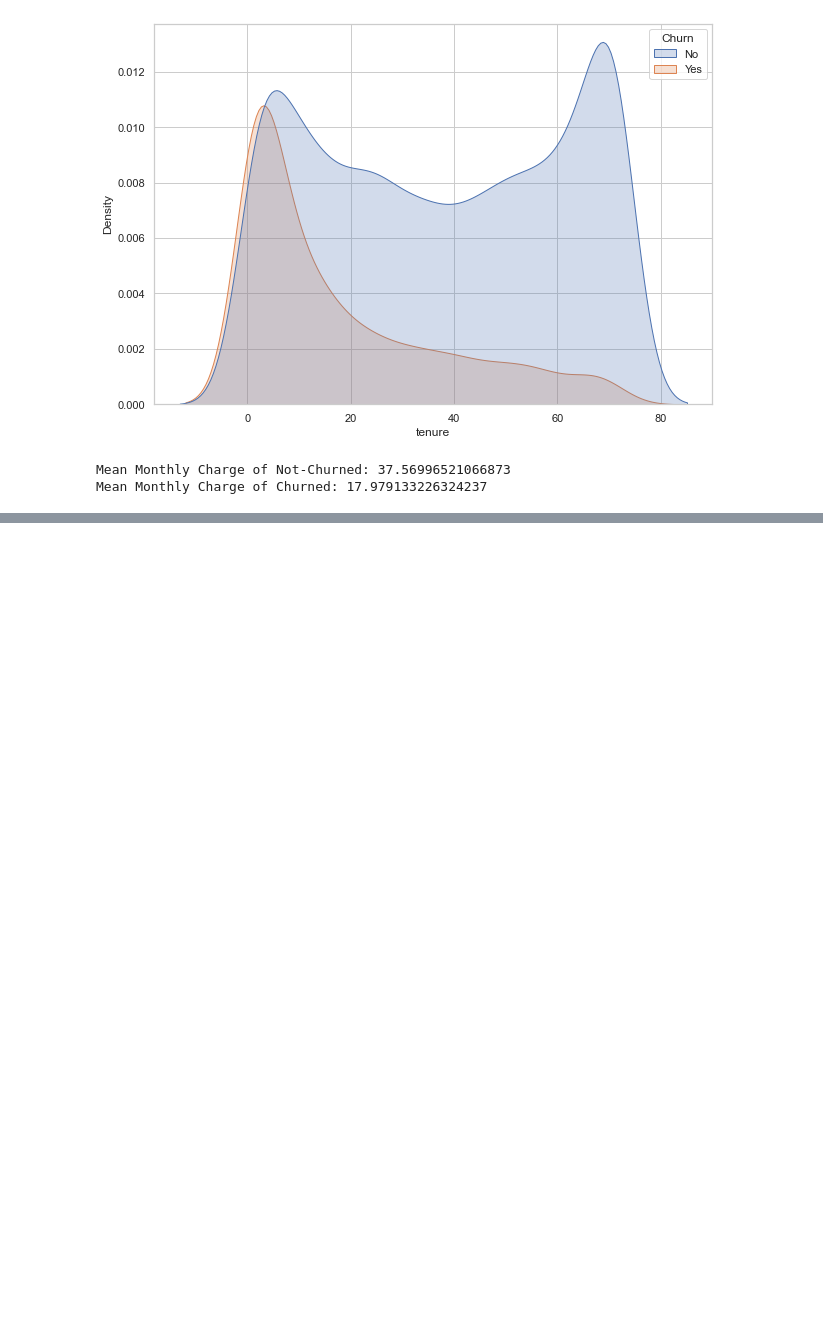
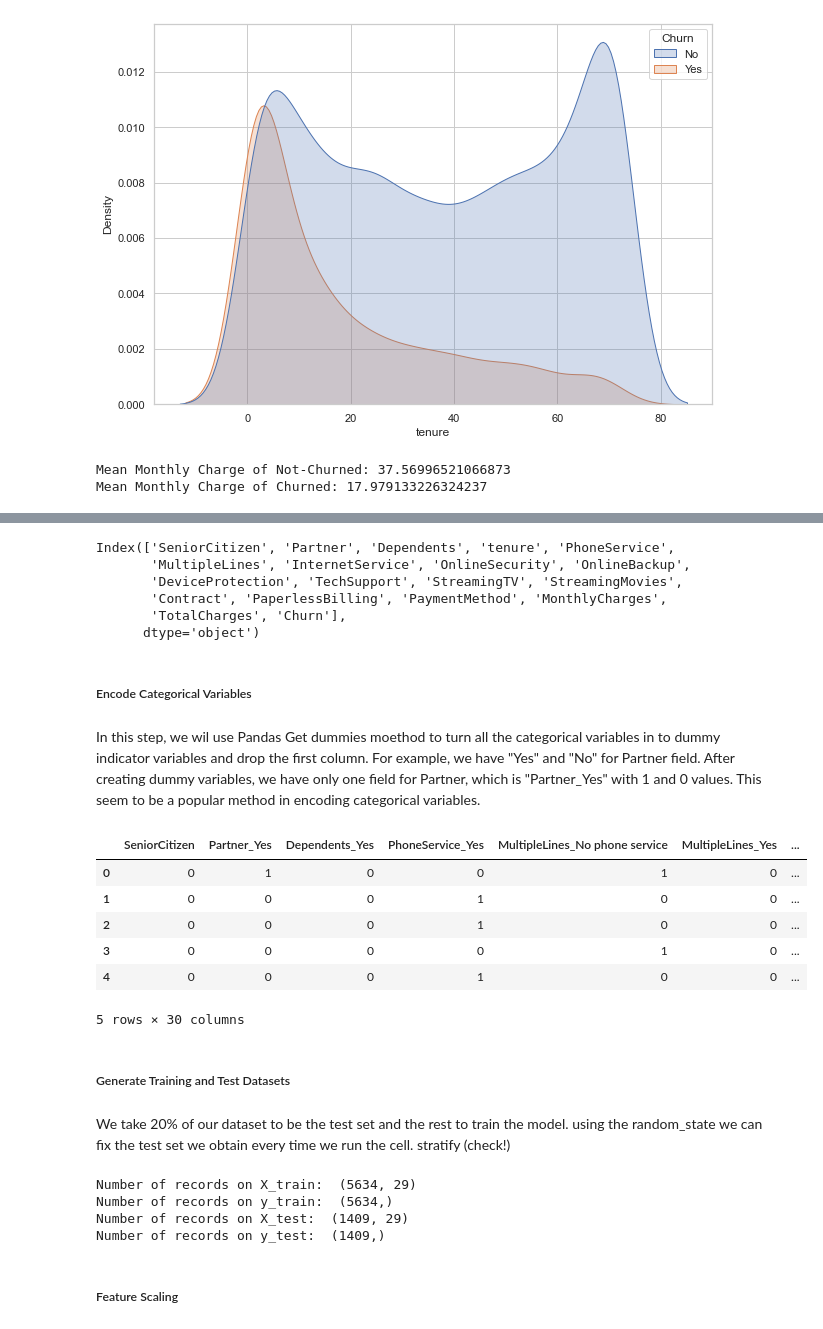
Before and after one commit to waruni1017/Customer-Churn-Analysis, a Jupyter notebook: Customer Churn Project.ipynb, the cells around one changed output, grey strips where cells are left out. Drawn from its saved outputs; the diff is of its cells as text; code cells hidden in the pictures; blank space fills up the shorter version.

```diff
--- a/Customer Churn Project.ipynb
+++ b/Customer Churn Project.ipynb
@@ -562,0 +597,36 @@ Key findings from the EDA:
+# %%
+df.columns
+# %% [output]
+Index(['SeniorCitizen', 'Partner', 'Dependents', 'tenure', 'PhoneService',
+       'MultipleLines', 'InternetService', 'OnlineSecurity', 'OnlineBackup',
+       'DeviceProtection', 'TechSupport', 'StreamingTV', 'StreamingMovies',
+       'Contract', 'PaperlessBilling', 'PaymentMethod', 'MonthlyCharges',
+       'TotalCharges', 'Churn'],
+      dtype='object')
+# %% [markdown]
+##### Encode Categorical Variables
+# %% [markdown]
+In this step, we wil use Pandas Get dummies moethod to turn all the categorical variables in to dummy indicator variables and drop the first column. For example, we have "Yes" and "No" for Partner field. After creating dummy variables, we have only one field for Partner, which is "Partner_Yes" with 1 and 0 values. This seem to be a popular method in encoding categorical variables.
+# %%
+cat_var = df[['SeniorCitizen', 'Partner', 'Dependents', 'PhoneService',
+        'MultipleLines', 'InternetService', 'OnlineSecurity', 'OnlineBackup',
+       'DeviceProtection', 'TechSupport', 'StreamingTV', 'StreamingMovies',
+       'Contract', 'PaperlessBilling', 'PaymentMethod', 'Churn']]
+num_var = df[['tenure', 'MonthlyCharges', 'TotalCharges']]
+# %%
+cat_var_new = pd.get_dummies(cat_var, drop_first = True)
+# %%
+df_new = pd.concat([cat_var_new, num_var], axis =1)
+df_new.head()
+# %% [output]
+|  | SeniorCitizen | Partner_Yes | Dependents_Yes | PhoneService_Yes | MultipleLines_No phone service | MultipleLines_Yes | ... |
+| 0 | 0 | 1 | 0 | 0 | 1 | 0 | ... |
+| 1 | 0 | 0 | 0 | 1 | 0 | 0 | ... |
+| 2 | 0 | 0 | 0 | 1 | 0 | 0 | ... |
+| 3 | 0 | 0 | 0 | 0 | 1 | 0 | ... |
+| 4 | 0 | 0 | 0 | 1 | 0 | 0 | ... |
+5 rows × 30 columns
+# %% [markdown]
+##### Generate Training and Test Datasets
+# %% [markdown]
+We take 20% of our dataset to be the test set and the rest to train the model. using the random_state we can fix the test set we obtain every time we run the cell. stratify (check!)
@@ -562,0 +649,13 @@ Key findings from the EDA:
+# %%
+X_train, X_test, y_train, y_test = train_test_split(X, y, test_size= 0.2, random_state= 123, stratify = y)
+print('Number of records on X_train: ', X_train.shape )
+print('Number of records on y_train: ', y_train.shape )
+print('Number of records on X_test: ', X_test.shape )
+print('Number of records on y_test: ', y_test.shape )
+# %% [output]
+Number of records on X_train:  (5634, 29)
+Number of records on y_train:  (5634,)
+Number of records on X_test:  (1409, 29)
+Number of records on y_test:  (1409,)
+# %% [markdown]
+##### Feature Scaling
```
Also changed, not shown: parts of 93 cells of this notebook.
